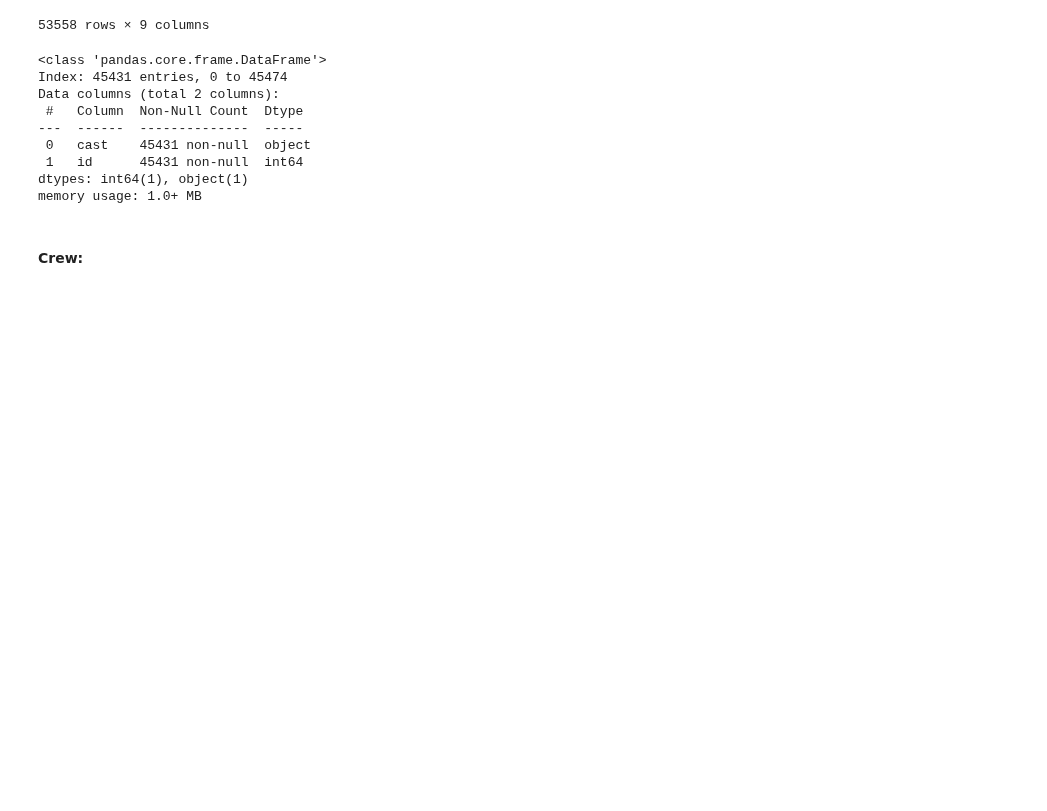
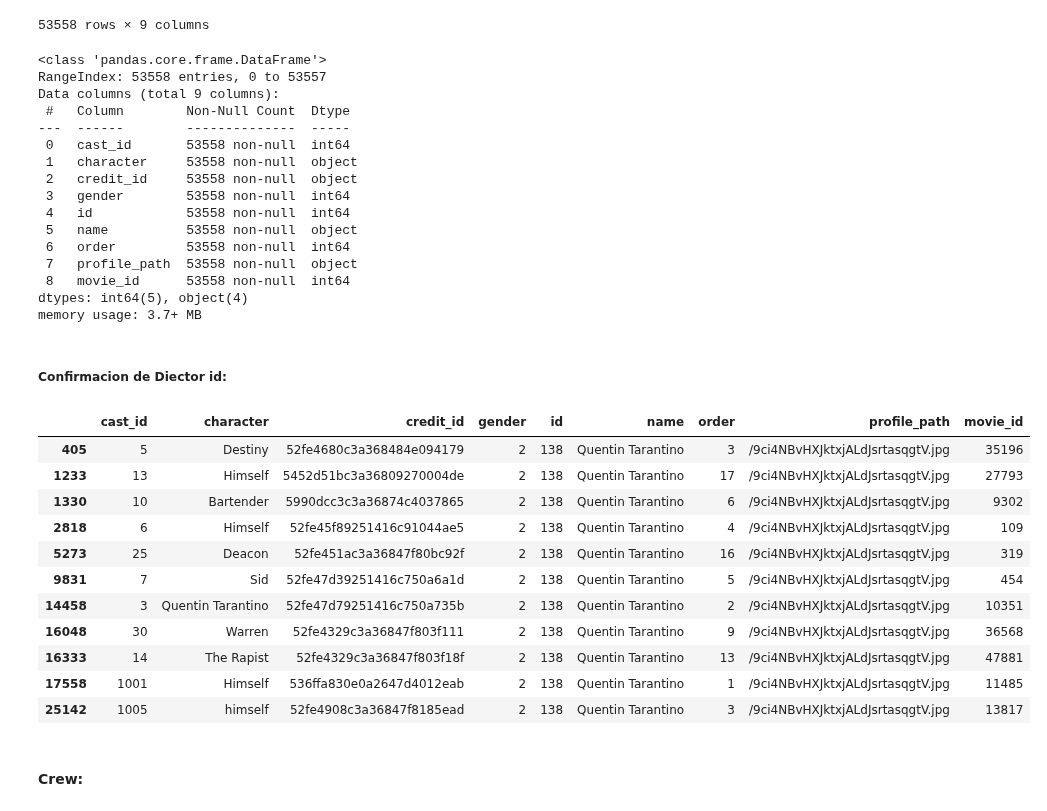
Before and after one commit to Lucaramallo/PI1_MLOps_Sistema_de_Recomendacion_Movies_ML, a Jupyter notebook: ETLs/ETL Credits/ETL Credits.ipynb, the cells around one changed output. Saved outputs shown, nothing was run; the diff lists cells and outputs as text; code cells hidden in the pictures; blank space fills up the shorter version.

```diff
--- a/ETLs/ETL Credits/ETL Credits.ipynb
+++ b/ETLs/ETL Credits/ETL Credits.ipynb
@@ -144,16 +142,43 @@ df_cast_cleaned
 | 53557 | 14 | Baron Roger Daguerre | 58207d0d92514168ad013b03 | 0 | 1924 | Jeroen Krabbé | 4 | /A5Mks6zi6Xzt9A8fxBWc3wdlvhx.jpg | 111815 |
 53558 rows × 9 columns
 # %%
-df_credits_cast.info()
+df_cast_cleaned.info()
 # %% [output]
 <class 'pandas.core.frame.DataFrame'>
-Index: 45431 entries, 0 to 45474
-Data columns (total 2 columns):
- #   Column  Non-Null Count  Dtype
----  ------  --------------  -----
- 0   cast    45431 non-null  object
- 1   id      45431 non-null  int64
-dtypes: int64(1), object(1)
-memory usage: 1.0+ MB
+RangeIndex: 53558 entries, 0 to 53557
+Data columns (total 9 columns):
+ #   Column        Non-Null Count  Dtype
+---  ------        --------------  -----
+ 0   cast_id       53558 non-null  int64
+ 1   character     53558 non-null  object
+ 2   credit_id     53558 non-null  object
+ 3   gender        53558 non-null  int64
+ 4   id            53558 non-null  int64
+ 5   name          53558 non-null  object
+ 6   order         53558 non-null  int64
+ 7   profile_path  53558 non-null  object
+ 8   movie_id      53558 non-null  int64
+dtypes: int64(5), object(4)
+memory usage: 3.7+ MB
+# %% [markdown]
+##### Confirmacion de Diector id:
+# %%
+# Filtrar el DataFrame por el valor 138 en la columna "id"
+df_filtrado = df_cast_cleaned[df_cast_cleaned["id"] == 138].copy()
+# %%
+df_filtrado.tail(50)
+# %% [output]
+|  | cast_id | character | credit_id | gender | id | name | order | profile_path | movie_id |
+| 405 | 5 | Destiny | 52fe4680c3a368484e094179 | 2 | 138 | Quentin Tarantino | 3 | /9ci4NBvHXJktxjALdJsrtasqgtV.jpg | 35196 |
+| 1233 | 13 | Himself | 5452d51bc3a36809270004de | 2 | 138 | Quentin Tarantino | 17 | /9ci4NBvHXJktxjALdJsrtasqgtV.jpg | 27793 |
+| 1330 | 10 | Bartender | 5990dcc3c3a36874c4037865 | 2 | 138 | Quentin Tarantino | 6 | /9ci4NBvHXJktxjALdJsrtasqgtV.jpg | 9302 |
+| 2818 | 6 | Himself | 52fe45f89251416c91044ae5 | 2 | 138 | Quentin Tarantino | 4 | /9ci4NBvHXJktxjALdJsrtasqgtV.jpg | 109 |
+| 5273 | 25 | Deacon | 52fe451ac3a36847f80bc92f | 2 | 138 | Quentin Tarantino | 16 | /9ci4NBvHXJktxjALdJsrtasqgtV.jpg | 319 |
+| 9831 | 7 | Sid | 52fe47d39251416c750a6a1d | 2 | 138 | Quentin Tarantino | 5 | /9ci4NBvHXJktxjALdJsrtasqgtV.jpg | 454 |
+| 14458 | 3 | Quentin Tarantino | 52fe47d79251416c750a735b | 2 | 138 | Quentin Tarantino | 2 | /9ci4NBvHXJktxjALdJsrtasqgtV.jpg | 10351 |
+| 16048 | 30 | Warren | 52fe4329c3a36847f803f111 | 2 | 138 | Quentin Tarantino | 9 | /9ci4NBvHXJktxjALdJsrtasqgtV.jpg | 36568 |
+| 16333 | 14 | The Rapist | 52fe4329c3a36847f803f18f | 2 | 138 | Quentin Tarantino | 13 | /9ci4NBvHXJktxjALdJsrtasqgtV.jpg | 47881 |
+| 17558 | 1001 | Himself | 536ffa830e0a2647d4012eab | 2 | 138 | Quentin Tarantino | 1 | /9ci4NBvHXJktxjALdJsrtasqgtV.jpg | 11485 |
+| 25142 | 1005 | himself | 52fe4908c3a36847f8185ead | 2 | 138 | Quentin Tarantino | 3 | /9ci4NBvHXJktxjALdJsrtasqgtV.jpg | 13817 |
 # %% [markdown]
 #### Crew:
```
Also changed, not shown: parts of 13 cells of this notebook.
